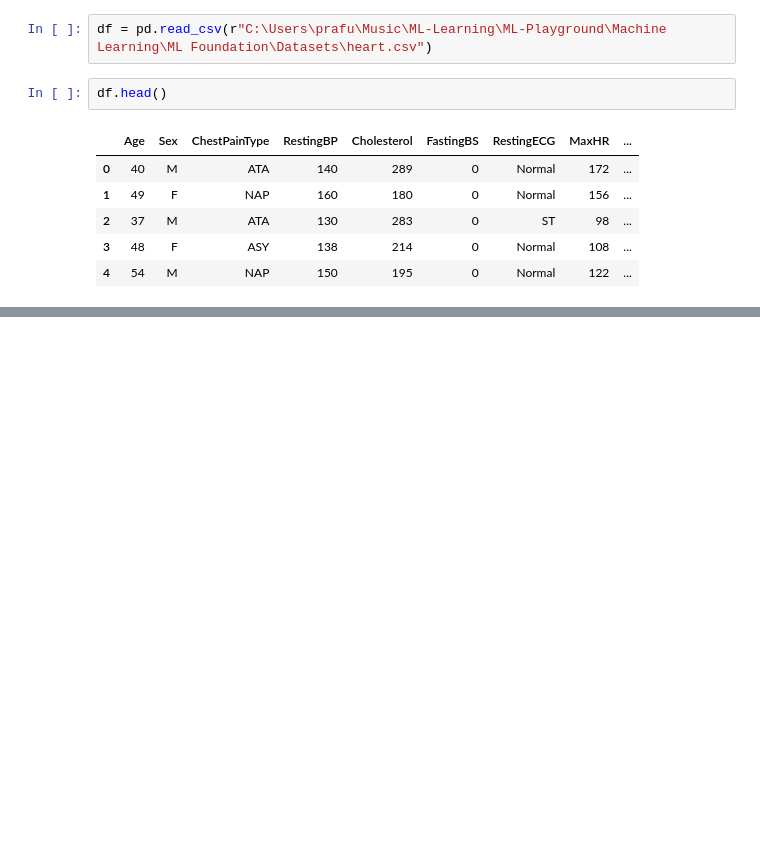
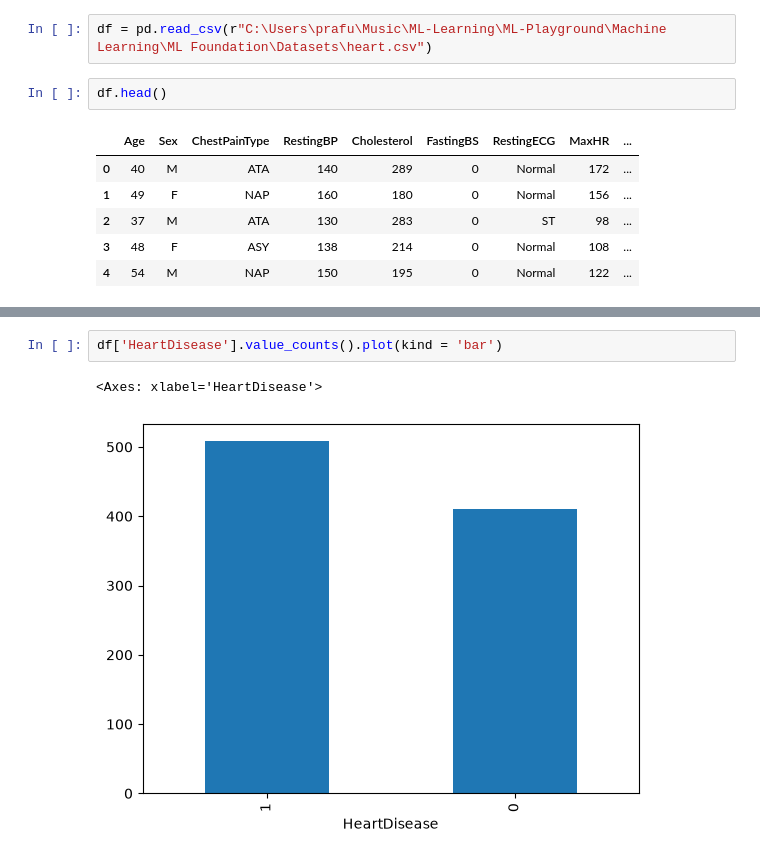
Before and after one commit to praful011-nep/ML-Playground, a Jupyter notebook: Machine Learning/ML Foundation/heart.ipynb, the cells around one changed output, grey strips where cells are left out. Drawn from its saved outputs; the diff is of its cells as text; blank space fills up the shorter version.

Commit message:
EDA and visualization

```diff
--- a/Machine Learning/ML Foundation/heart.ipynb
+++ b/Machine Learning/ML Foundation/heart.ipynb
@@ -16,0 +82,5 @@ df.head()
+# %%
+df['HeartDisease'].value_counts().plot(kind = 'bar')
+# %% [output]
+<Axes: xlabel='HeartDisease'>
+[figure, added]
```
Also changed, not shown: parts of 14 cells of this notebook.
